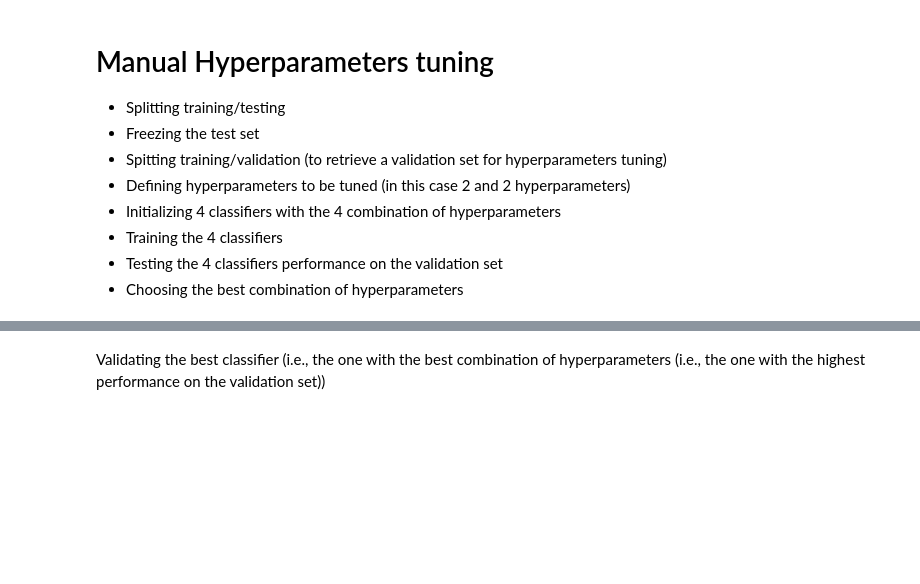
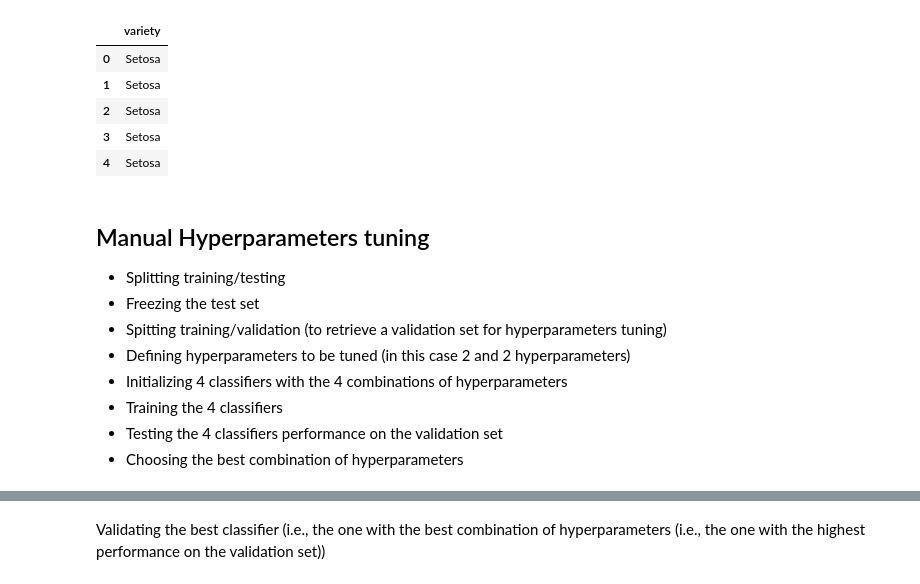
Before and after one commit to RiCkymare00/Master-QML, a Jupyter notebook: Luca_Chiese/2-Classical_Machine_Learning/1-ML_basics/3_rf_innercv.ipynb, the cells around one changed output, grey strips where cells are left out. Cells and saved outputs as stored; diff of their text form; code cells hidden in the pictures; blank space fills up the shorter version.

```diff
--- a/Luca_Chiese/2-Classical_Machine_Learning/1-ML_basics/3_rf_innercv.ipynb
+++ b/Luca_Chiese/2-Classical_Machine_Learning/1-ML_basics/3_rf_innercv.ipynb
@@ -39,11 +48,23 @@ df_label=df.loc[:, ["variety"]]
+# %%
+#dataframe of label
+df_label=df.loc[:, ["variety"]]
+
+df_label.head()
+# %% [output]
+|  | variety |
+| 0 | Setosa |
+| 1 | Setosa |
+| 2 | Setosa |
+| 3 | Setosa |
+| 4 | Setosa |
 # %% [markdown]
-# Manual Hyperparameters tuning
+## Manual Hyperparameters tuning
 
 *  Splitting training/testing
 *  Freezing the test set
 *  Spitting training/validation (to retrieve a validation set for hyperparameters tuning)
 *  Defining hyperparameters to be tuned (in this case 2 and 2 hyperparameters)
-*  Initializing 4 classifiers with the 4 combination of hyperparameters
+*  Initializing 4 classifiers with the 4 combinations of hyperparameters
 *  Training the 4 classifiers
 *  Testing the 4 classifiers performance on the validation set
 *  Choosing the best combination of hyperparameters
```
Also changed, not shown: parts of 15 cells of this notebook, 5 other files.
